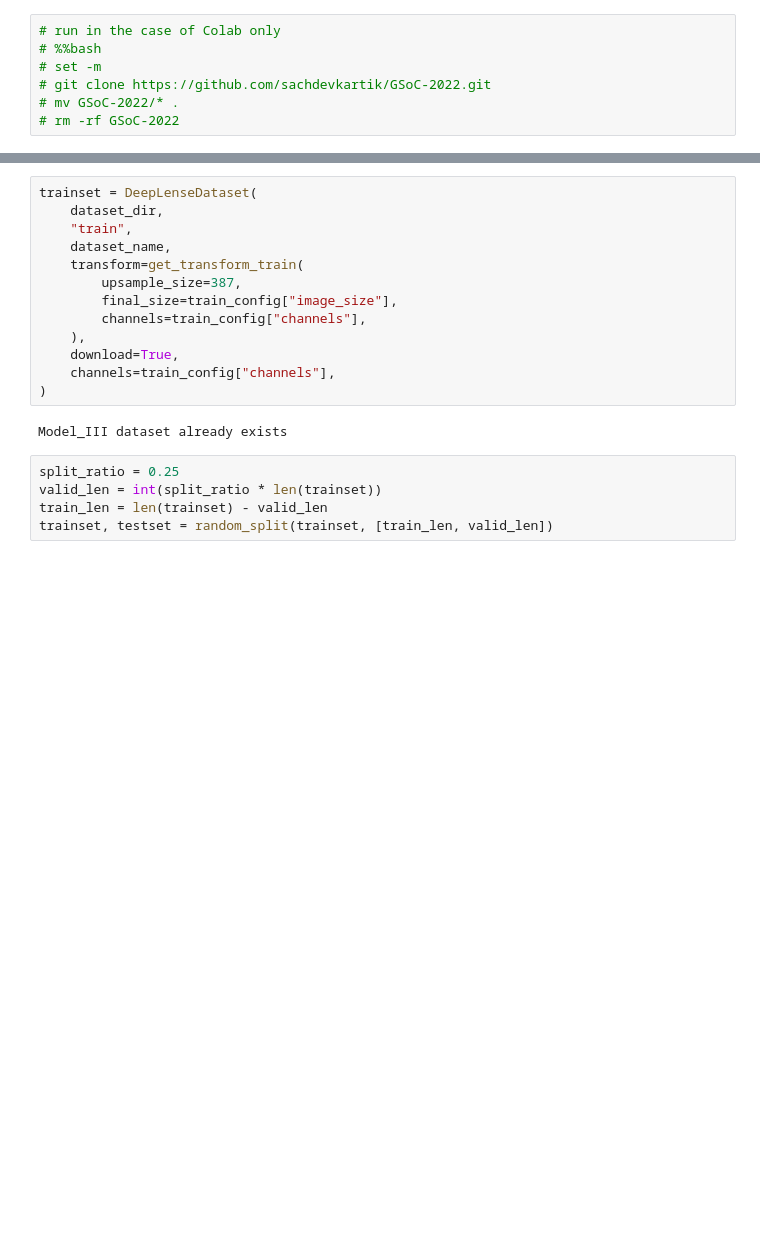
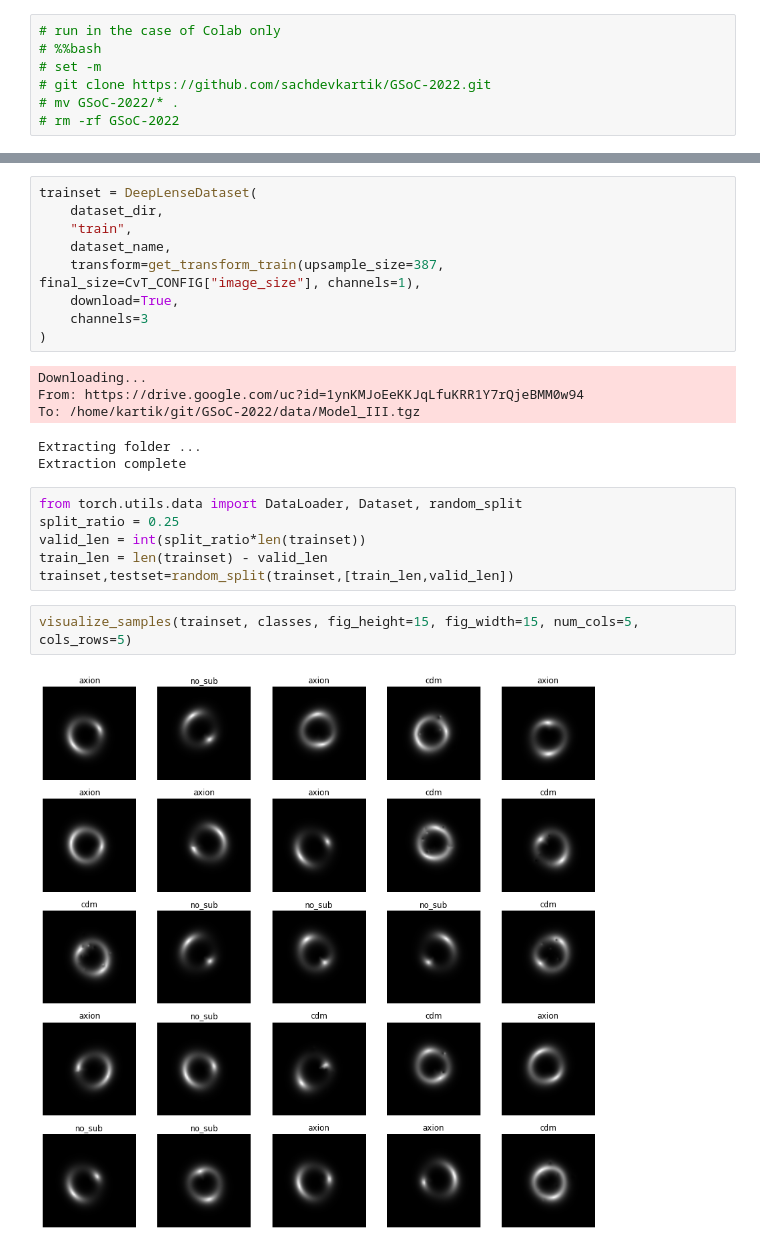
Before and after one commit to ML4SCI/DeepLense, a Jupyter notebook: Transformers_Classification_DeepLense_Kartik_Sachdev/example.ipynb, the cells around one changed output, grey strips where cells are left out. Saved outputs shown, nothing was run; the diff lists cells and outputs as text; blank space fills up the shorter version.

```diff
--- a/Transformers_Classification_DeepLense_Kartik_Sachdev/example.ipynb
+++ b/Transformers_Classification_DeepLense_Kartik_Sachdev/example.ipynb
@@ -110,18 +78,23 @@ trainset = DeepLenseDataset(
     dataset_dir,
     "train",
     dataset_name,
-    transform=get_transform_train(
-        upsample_size=387,
-        final_size=train_config["image_size"],
-        channels=train_config["channels"],
-    ),
+    transform=get_transform_train(upsample_size=387, final_size=CvT_CONFIG["image_size"], channels=1),
     download=True,
-    channels=train_config["channels"],
+    channels=3
 )
 # %% [output]
-Model_III dataset already exists
+Downloading...
+From: https://drive.google.com/uc?id=1ynKMJoEeKKJqLfuKRR1Y7rQjeBMM0w94
+To: /home/kartik/git/GSoC-2022/data/Model_III.tgz
+Extracting folder ...
+Extraction complete
 # %%
+from torch.utils.data import DataLoader, Dataset, random_split
 split_ratio = 0.25
-valid_len = int(split_ratio * len(trainset))
+valid_len = int(split_ratio*len(trainset))
 train_len = len(trainset) - valid_len
-trainset, testset = random_split(trainset, [train_len, valid_len])
+trainset,testset=random_split(trainset,[train_len,valid_len])
+# %%
+visualize_samples(trainset, classes, fig_height=15, fig_width=15, num_cols=5, cols_rows=5)
+# %% [output]
+[figure, added]
```
Also changed, not shown: parts of 20 cells of this notebook, 3 other files.
